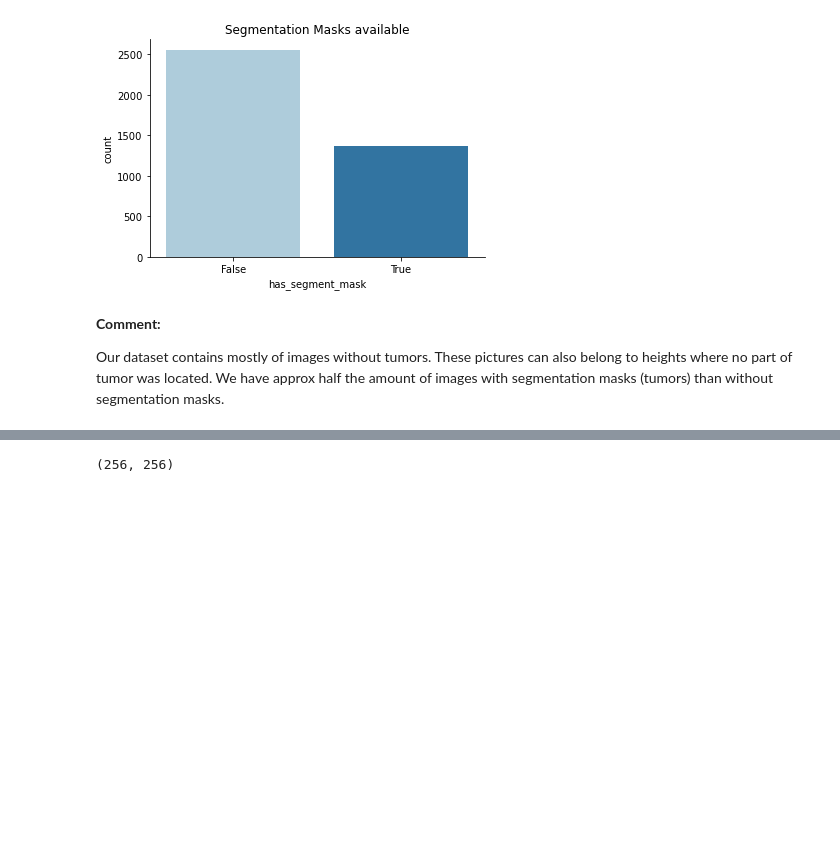
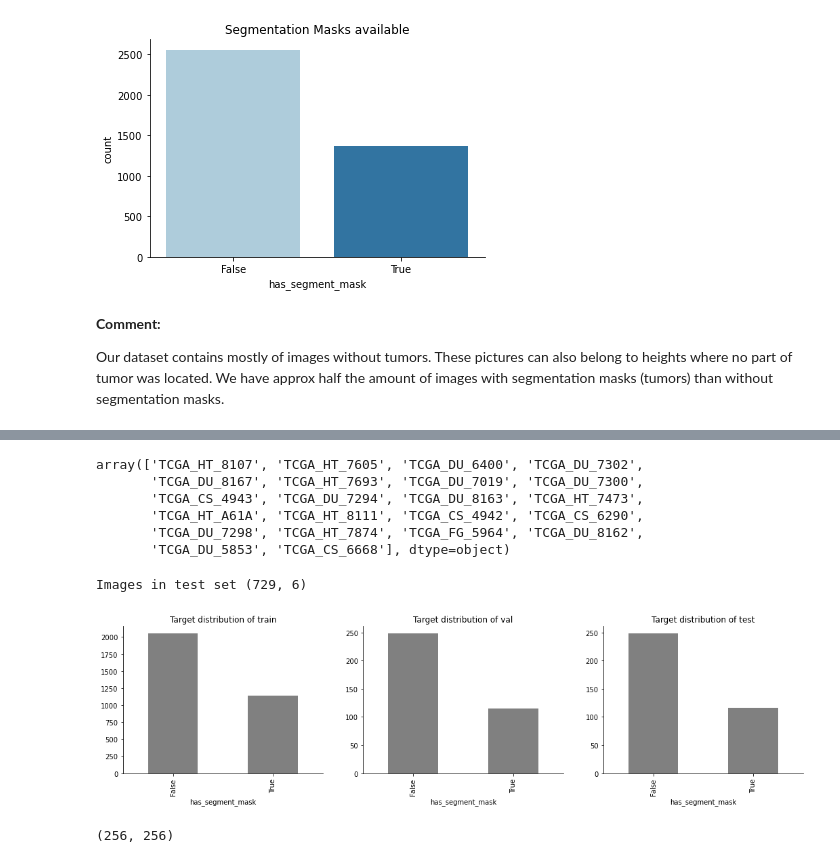
Before and after one commit to simsta1/brain-mri-semantic-segmentation, a Jupyter notebook: image_segment.ipynb, the cells around one changed output, grey strips where cells are left out. Drawn from its saved outputs; the diff is of its cells as text; code cells hidden in the pictures; blank space fills up the shorter version.

```diff
--- a/image_segment.ipynb
+++ b/image_segment.ipynb
@@ -145,14 +168,51 @@ df.head(2)
+# %%
+np.random.seed(10)
+test_patients = np.random.choice(all_patients, size=22, replace=False)
+test_patients
+# %% [output]
+array(['TCGA_HT_8107', 'TCGA_HT_7605', 'TCGA_DU_6400', 'TCGA_DU_7302',
+       'TCGA_DU_8167', 'TCGA_HT_7693', 'TCGA_DU_7019', 'TCGA_DU_7300',
+       'TCGA_CS_4943', 'TCGA_DU_7294', 'TCGA_DU_8163', 'TCGA_HT_7473',
+       'TCGA_HT_A61A', 'TCGA_HT_8111', 'TCGA_CS_4942', 'TCGA_CS_6290',
+       'TCGA_DU_7298', 'TCGA_HT_7874', 'TCGA_FG_5964', 'TCGA_DU_8162',
+       'TCGA_DU_5853', 'TCGA_CS_6668'], dtype=object)
+# %%
+print('Images in test set', df[df['patient_key'].isin(test_patients)].shape)
+# %% [output]
+Images in test set (729, 6)
+# %%
+test = df[df['patient_key'].isin(test_patients)]
+train = df[~df['patient_key'].isin(test_patients)]
 # %%
 BUILD_SET = False
 
 if BUILD_SET:
-    train, test = train_test_split(df, test_size=.1, random_state=10, stratify=df['has_segment_mask'])
+    all_patients = np.unique(df['patient_key'])
+    mean_images_per_patient = df['patient_key'].value_counts().mean()
+    take_n_patients =  (df.shape[0] * .2) / mean_images_per_patient
+    print('Patients for test set', int(take_n_patients))
+    test_patients = np.random.choice(all_patients, size=22, replace=False)
+    print('Images in test set', df[df['patient_key'].isin(test_patients)].shape[0])
+    test = df[df['patient_key'].isin(test_patients)]
+    train = df[~df['patient_key'].isin(test_patients)]
     val, test = train_test_split(test, test_size=.5, random_state=10, stratify=test['has_segment_mask'])
     train['set'] = 'train'
     val['set'] = 'val'
     test['set'] = 'test'
     df = pd.concat([train, val, test], axis=0)
     df.to_csv('./kaggle_3m/image_data.csv', index=False)
+# %%
+plt.subplots(figsize=(18, 4))
+
+for i, set_idf in enumerate(df['set'].unique()):
+    plt.subplot(1,3,i+1)
+    p = df.loc[df['set'] == set_idf, 'has_segment_mask'].value_counts().plot(kind='bar', color='grey')
+    sns.despine()
+    p.set_title(f'Target distribution of {set_idf}')
+    p.set_xlabel('has_segment_mask')
+plt.show()
+# %% [output]
+[figure, added]
 # %%
 # image dim
 PIL.Image.open(os.path.join(new_path_images,
```
Also changed, not shown: parts of 29 cells of this notebook.
